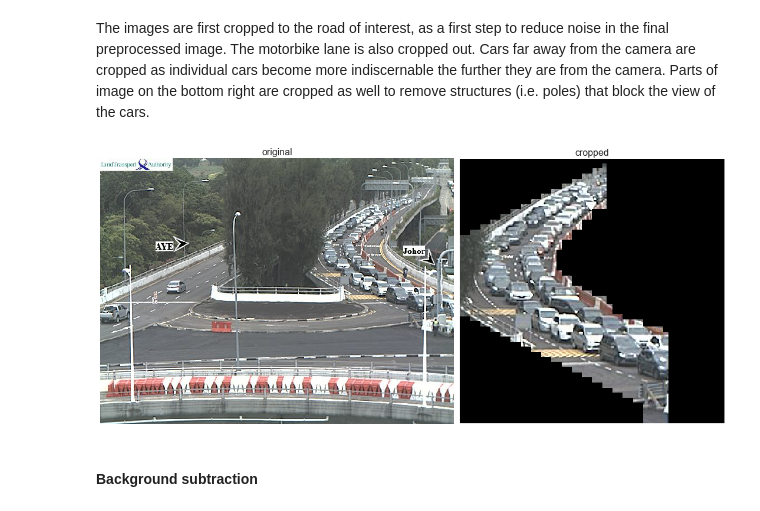
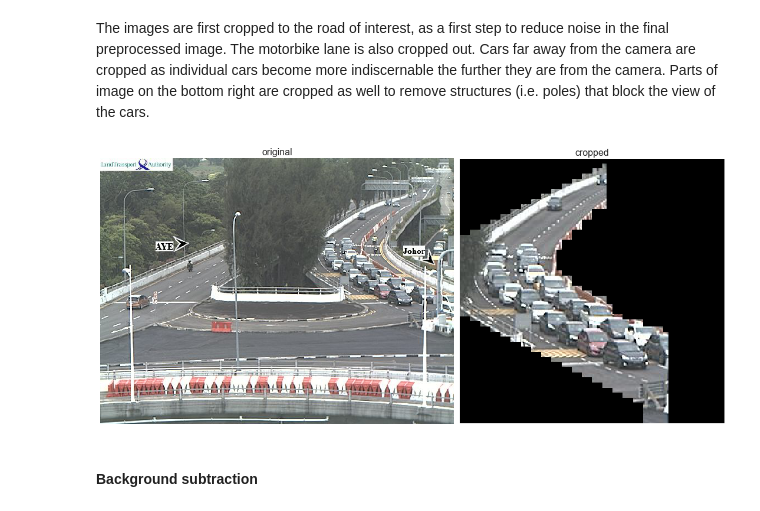
Before and after one commit to zzeniale/GA-Capstone-Project-Traffic-Volume-Prediction, a Jupyter notebook: code/1_eda_and_preprocessing.ipynb, the cells around one changed output. Saved outputs shown, nothing was run; the diff lists cells and outputs as text; code cells hidden in the pictures.

```diff
--- a/code/1_eda_and_preprocessing.ipynb
+++ b/code/1_eda_and_preprocessing.ipynb
@@ -84,7 +84,7 @@ This implicated the modelling approach, as it meant that counting cars by object
 # %%
 path_in = '../sample_images/'
 img_files = [f for f in os.listdir(path_in) if f != '.DS_Store']
-image_orig = io.imread(path_in + img_files[20])
+image_orig = io.imread(path_in + img_files[6])
 print("original image dimensions: ", image_orig.shape)
 
 plt.subplots(figsize=(8, 7))
@@ -135,15 +135,15 @@ for image in img_files:
 # %%
 # plot original and cropped images for comparison
 fig, ax = plt.subplots(ncols = 2, figsize=(15, 7), gridspec_kw={'width_ratios': [5.35, 4]})
 ax[0].imshow(image_orig)
 ax[0].set_title('original', fontsize=16)
-ax[1].imshow(cropped_images[20])
+ax[1].imshow(cropped_images[6])
 ax[1].set_title('cropped', fontsize=16)
 for ax in ax:
     ax.axis('off')
 plt.tight_layout()
 # %% [output]
-[figure, old version]
+[figure, new version]
 # %% [markdown]
 #### Background subtraction
 # %% [markdown]
```
Also changed, not shown: parts of 2 cells of this notebook, 2 other files.
